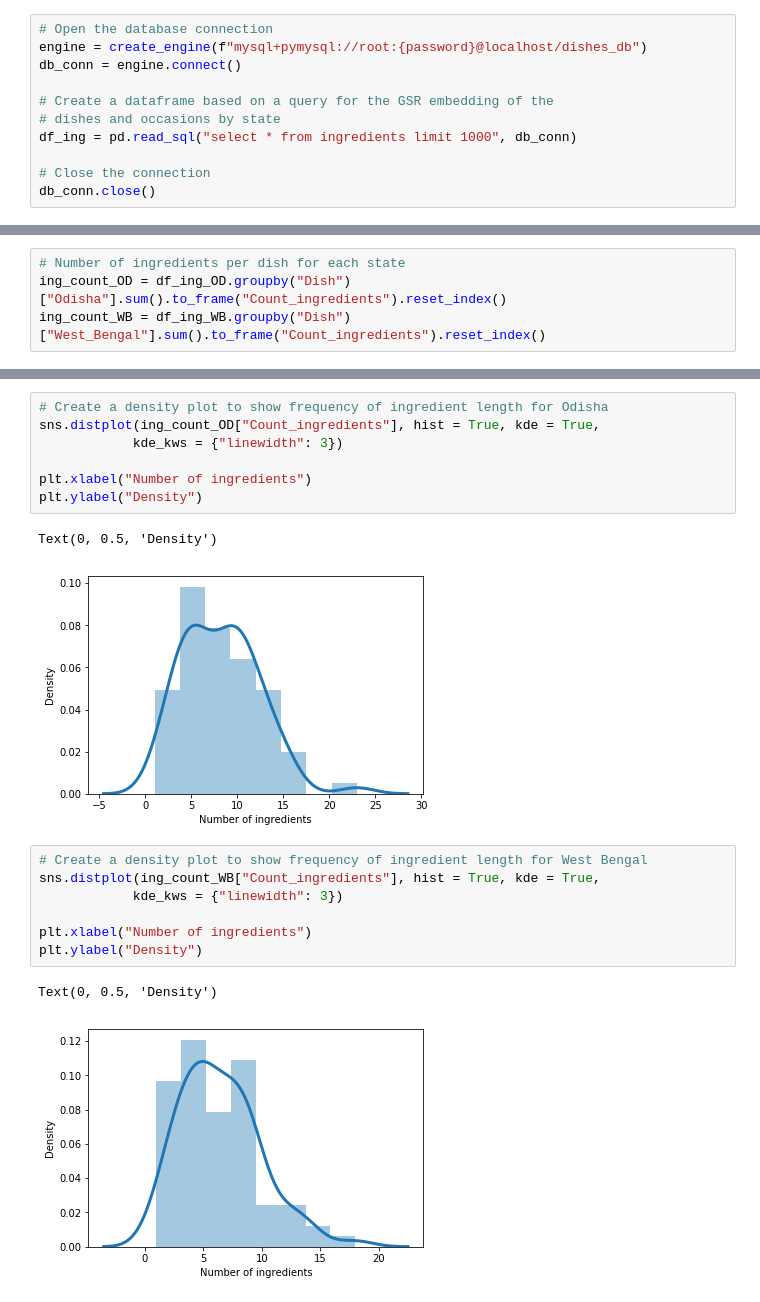
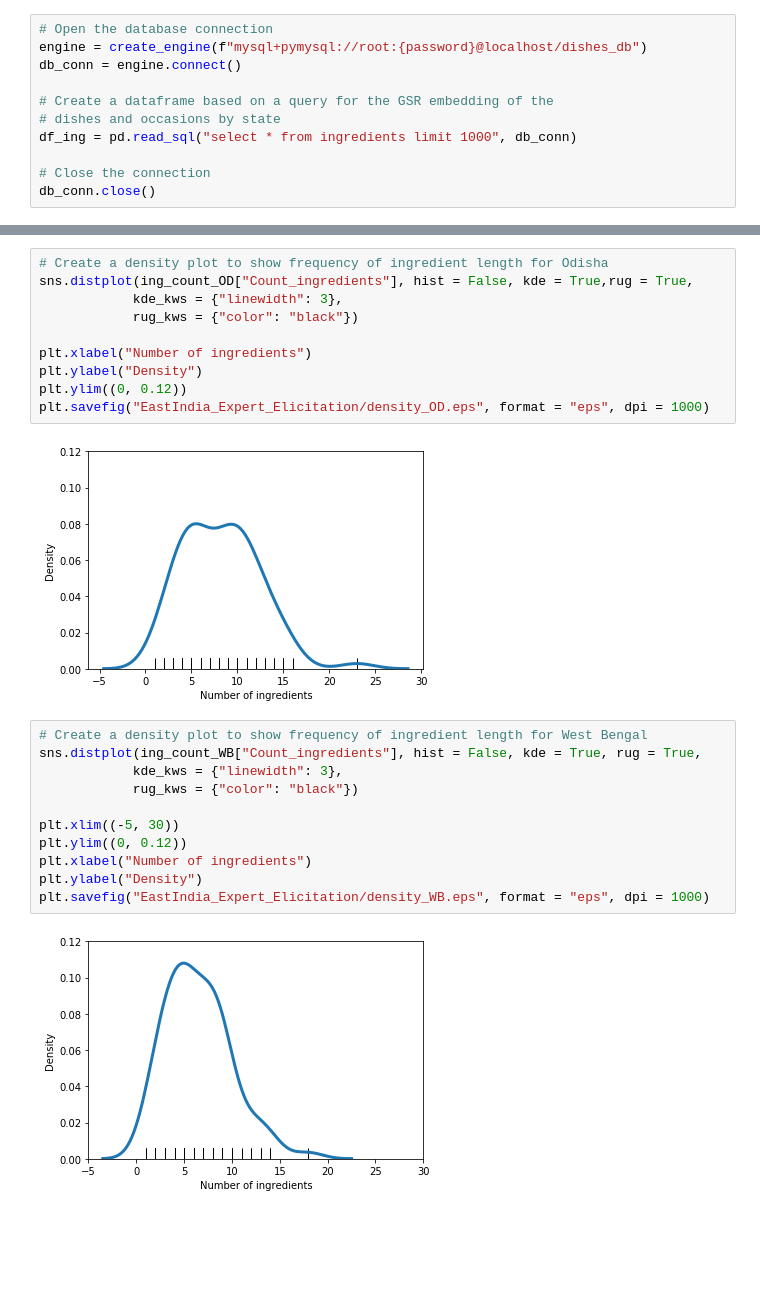
Before and after one commit to rochiecuevas/FoodChoice, a Jupyter notebook: Expert_Elicitation.ipynb, the cells around one changed output, grey strips where cells are left out. Saved outputs shown, nothing was run; the diff lists cells and outputs as text; blank space fills up the shorter version.

Commit message:
updating code for ingredients analyses

```diff
--- a/Expert_Elicitation.ipynb
+++ b/Expert_Elicitation.ipynb
@@ -288,4 +290,0 @@ df_ing_WB = df_ing[df_ing["West_Bengal"] == 1]
-# %%
-# Number of ingredients per dish for each state
-ing_count_OD = df_ing_OD.groupby("Dish")["Odisha"].sum().to_frame("Count_ingredients").reset_index()
-ing_count_WB = df_ing_WB.groupby("Dish")["West_Bengal"].sum().to_frame("Count_ingredients").reset_index()
@@ -304,20 +364,25 @@ The average number of ingredients for dishes elicited from West Bengal is 6 ± 3
 # %%
 # Create a density plot to show frequency of ingredient length for Odisha
-sns.distplot(ing_count_OD["Count_ingredients"], hist = True, kde = True,
-            kde_kws = {"linewidth": 3})
+sns.distplot(ing_count_OD["Count_ingredients"], hist = False, kde = True,rug = True,
+            kde_kws = {"linewidth": 3},
+            rug_kws = {"color": "black"})
 
 plt.xlabel("Number of ingredients")
 plt.ylabel("Density")
+plt.ylim((0, 0.12))
+plt.savefig("EastIndia_Expert_Elicitation/density_OD.eps", format = "eps", dpi = 1000)
 # %% [output]
-Text(0, 0.5, 'Density')
-[figure, old version]
+[figure, new version]
 # %%
 # Create a density plot to show frequency of ingredient length for West Bengal
-sns.distplot(ing_count_WB["Count_ingredients"], hist = True, kde = True,
-            kde_kws = {"linewidth": 3})
+sns.distplot(ing_count_WB["Count_ingredients"], hist = False, kde = True, rug = True,
+            kde_kws = {"linewidth": 3},
+            rug_kws = {"color": "black"})
 
+plt.xlim((-5, 30))
+plt.ylim((0, 0.12))
 plt.xlabel("Number of ingredients")
 plt.ylabel("Density")
+plt.savefig("EastIndia_Expert_Elicitation/density_WB.eps", format = "eps", dpi = 1000)
 # %% [output]
-Text(0, 0.5, 'Density')
-[figure, old version]
+[figure, new version]
```
Also changed, not shown: parts of 9 cells of this notebook.
